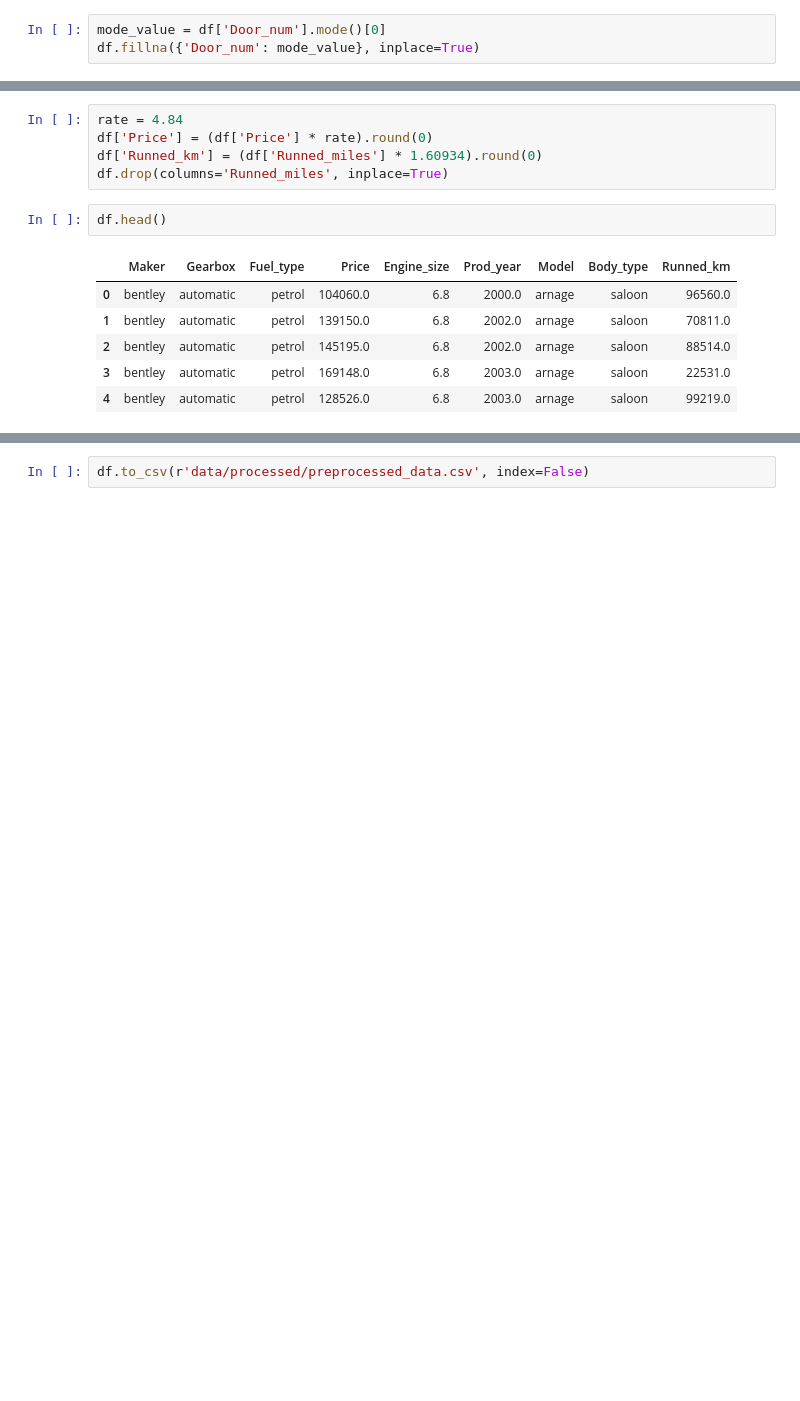
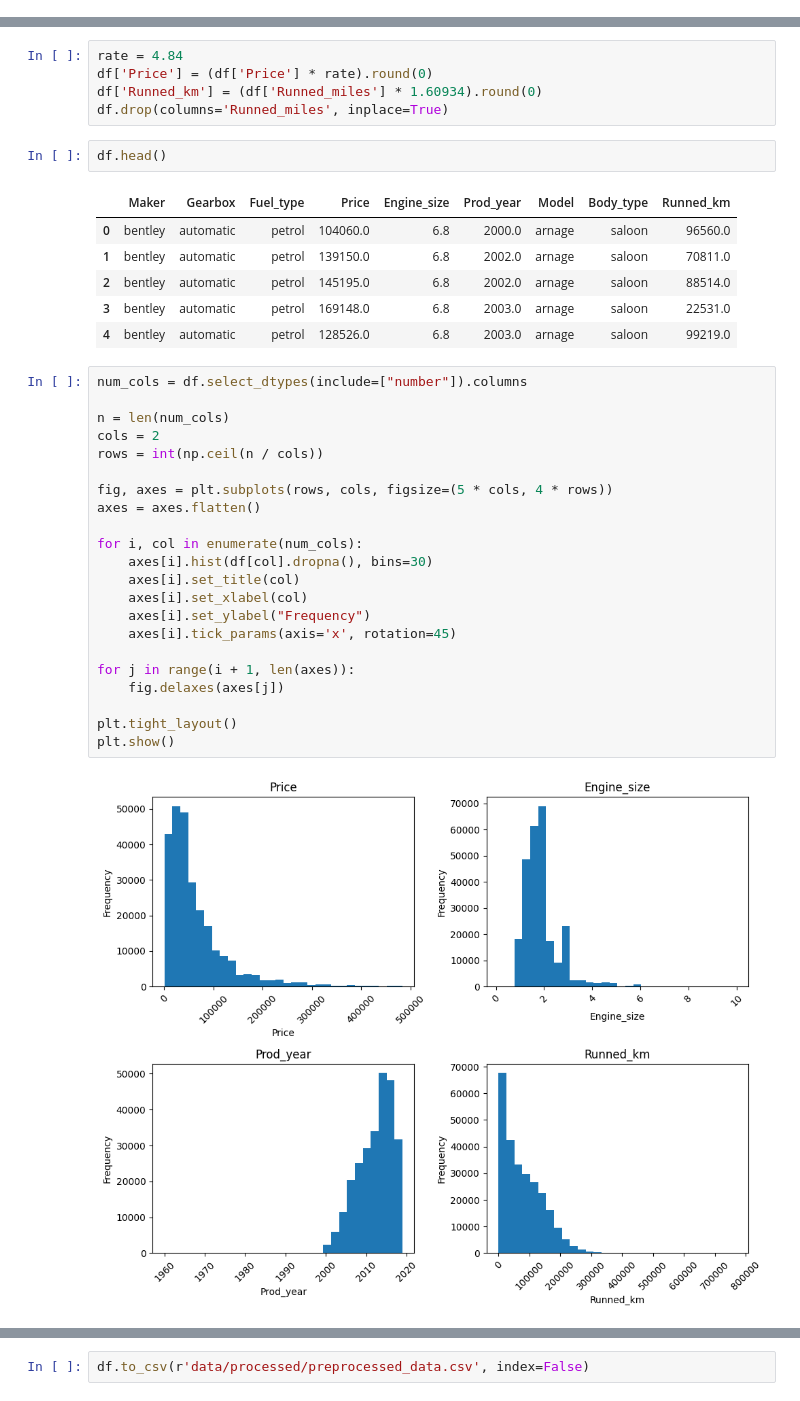
Before and after one commit to Tarik-Alaiwi-dev/car_ml, a Jupyter notebook: [2]_data_preprocessing.ipynb, the cells around one changed output, grey strips where cells are left out. Saved outputs shown, nothing was run; the diff lists cells and outputs as text; blank space fills up the shorter version.

```diff
--- a/[2]_data_preprocessing.ipynb
+++ b/[2]_data_preprocessing.ipynb
@@ -65,6 +65,3 @@ Prod_year : 0
 Model : 0
 Body_type : 769
 Runned_miles : 0
-# %%
-mode_value = df['Door_num'].mode()[0]
-df.fillna({'Door_num': mode_value}, inplace=True)
@@ -181,3 +131,27 @@ df.head()
 | 2 | bentley | automatic | petrol | 145195.0 | 6.8 | 2002.0 | arnage | saloon | 88514.0 |
 | 3 | bentley | automatic | petrol | 169148.0 | 6.8 | 2003.0 | arnage | saloon | 22531.0 |
 | 4 | bentley | automatic | petrol | 128526.0 | 6.8 | 2003.0 | arnage | saloon | 99219.0 |
+# %%
+num_cols = df.select_dtypes(include=["number"]).columns
+
+n = len(num_cols)
+cols = 2
+rows = int(np.ceil(n / cols))
+
+fig, axes = plt.subplots(rows, cols, figsize=(5 * cols, 4 * rows))
+axes = axes.flatten()
+
+for i, col in enumerate(num_cols):
+    axes[i].hist(df[col].dropna(), bins=30)
+    axes[i].set_title(col)
+    axes[i].set_xlabel(col)
+    axes[i].set_ylabel("Frequency")
+    axes[i].tick_params(axis='x', rotation=45)
+
+for j in range(i + 1, len(axes)):
+    fig.delaxes(axes[j])
+
+plt.tight_layout()
+plt.show()
+# %% [output]
+[figure, added]
```
Also changed, not shown: parts of 7 cells of this notebook, 1 other file.
